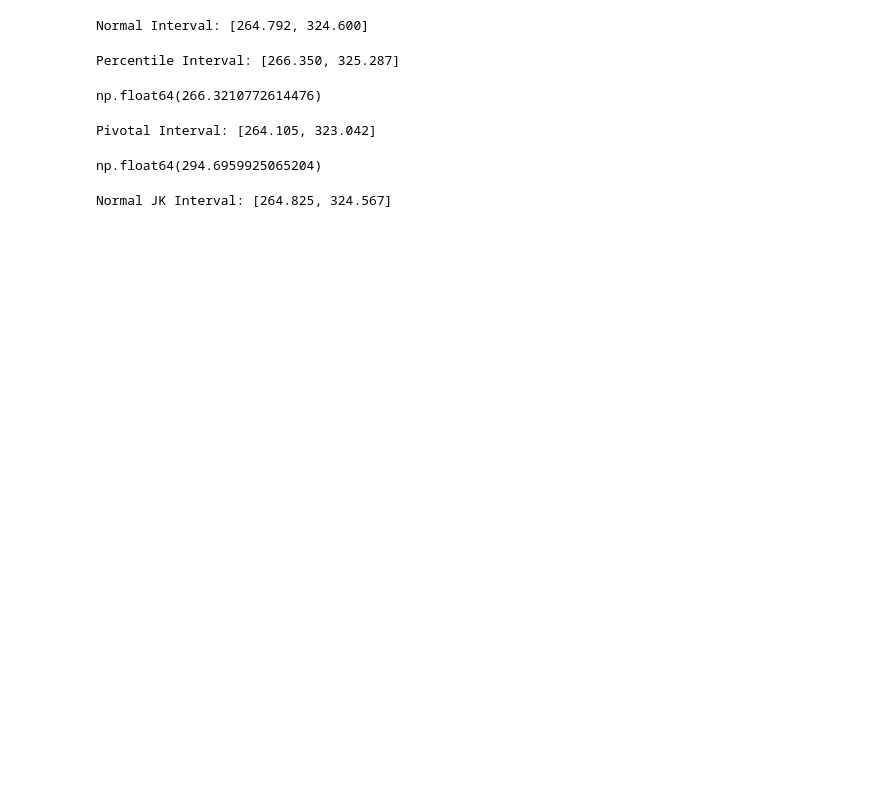
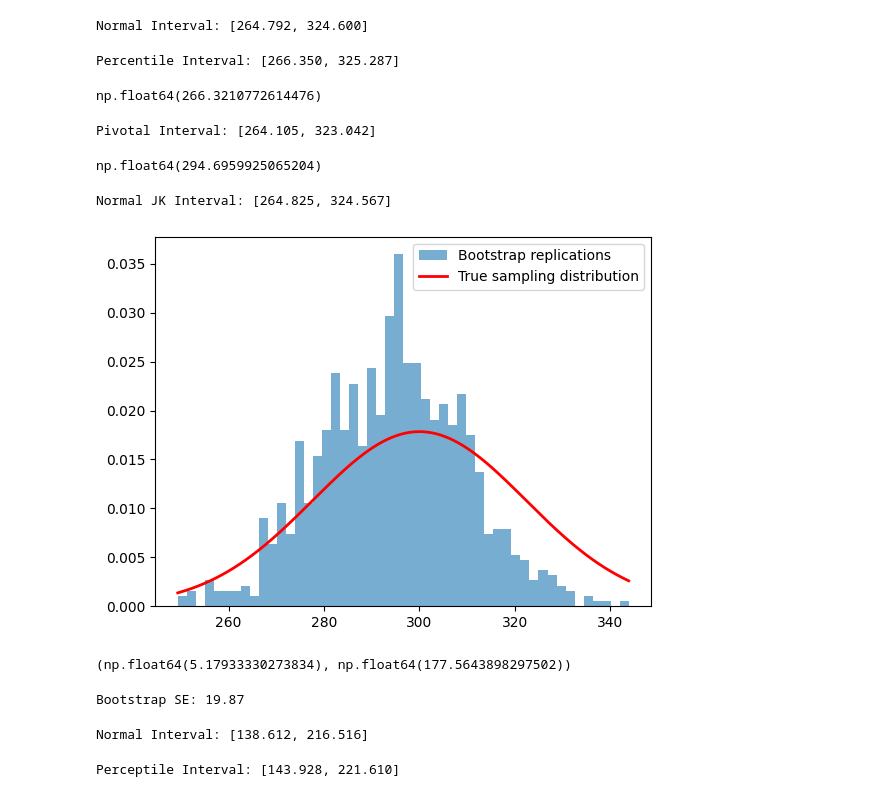
Before and after one commit to kwijik/bayesian, a Jupyter notebook: bootstraping.ipynb, the cells around one changed output. Cells and saved outputs as stored; diff of their text form; code cells hidden in the pictures; blank space fills up the shorter version.

```diff
--- a/bootstraping.ipynb
+++ b/bootstraping.ipynb
@@ -93,4 +93,17 @@ print(f"Normal JK Interval: [{left_jk:.3f}, {right_jk:.3f}]")
 # %% [output]
 Normal JK Interval: [264.825, 324.567]
 # %%
-mean()
+import matplotlib.pyplot as plt
+from scipy import stats
+true_mean = 300
+true_std = 100
+
+x = np.linspace(min(boots_means), max(boots_means), 300)
+true_dist = stats.norm.pdf(x, loc=true_mean, scale=true_std/np.sqrt(n))
+
+plt.hist(boots_means, bins=50, density=True, alpha=0.6, label='Bootstrap replications')
+plt.plot(x, true_dist, 'r-', linewidth=2, label='True sampling distribution')
+plt.legend()
+plt.show()
+# %% [output]
+[figure, added]
@@ -96,0 +116,6 @@ mean()
+# %%
+mean_data = data.mean()
+theta = np.exp(mean_data)
+mean_data,theta
+# %% [output]
+(np.float64(5.17933330273834), np.float64(177.5643898297502))
@@ -96,0 +130,12 @@ mean()
+# %%
+se_bootstrap = np.std(boot_theta_hats, ddof=1)
+print(f"Bootstrap SE: {se_bootstrap:.2f}")
+# %% [output]
+Bootstrap SE: 19.87
+# %%
+Z = 1.96
+left_normal = theta - Z*se_bootstrap
+right_normal = theta + Z*se_bootstrap
+print(f"Normal Interval: [{left_normal:.3f}, {right_normal:.3f}]")
+# %% [output]
+Normal Interval: [138.612, 216.516]
@@ -96,0 +146,4 @@ mean()
+# %%
+print(f"Perceptile Interval: [{left_percentile:.3f}, {right_percentile:.3f}]")
+# %% [output]
+Perceptile Interval: [143.928, 221.610]
```
Also changed, not shown: parts of 7 cells of this notebook.
